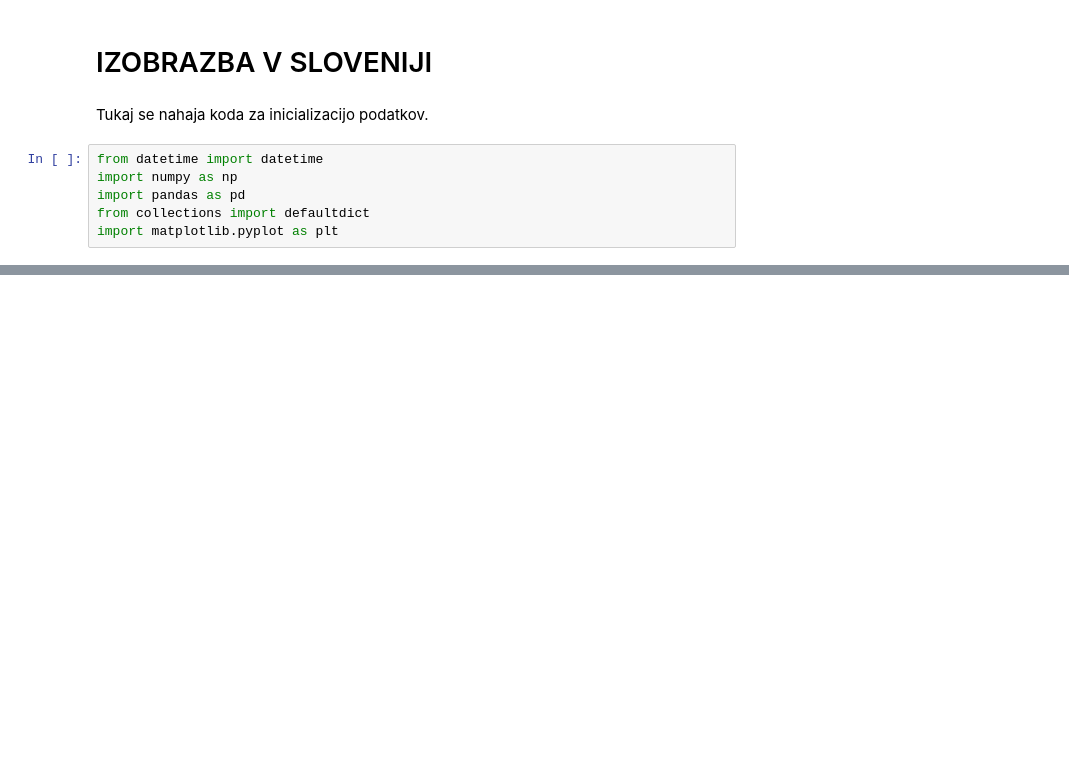
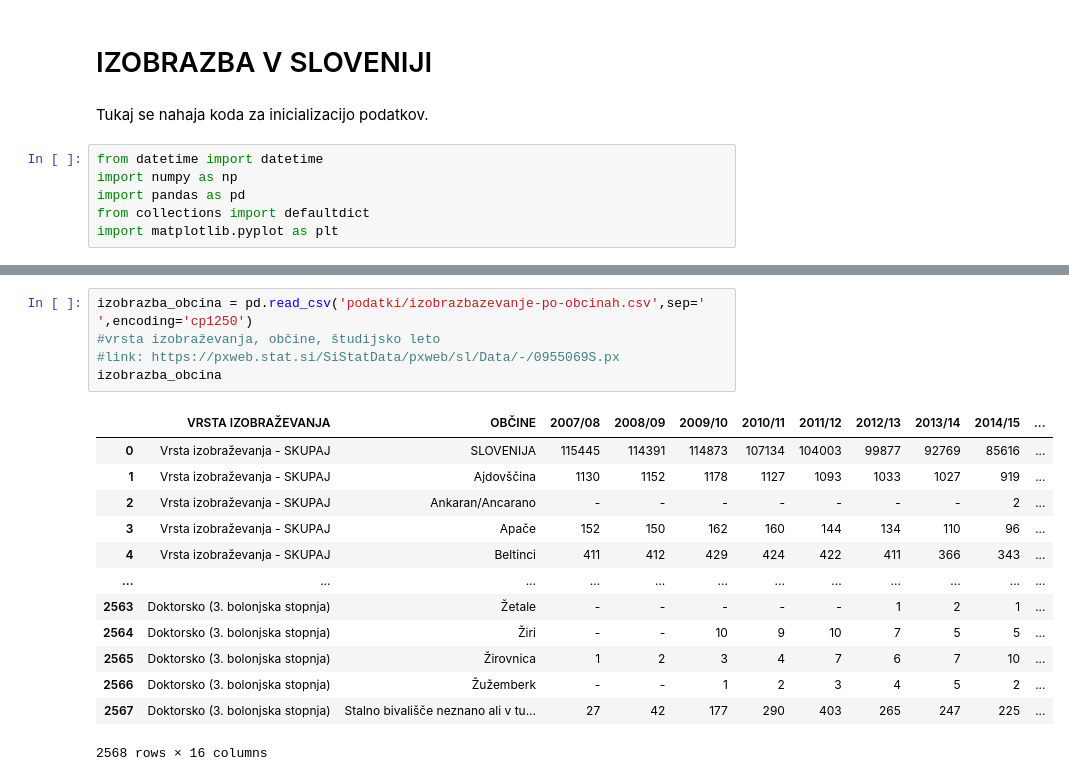
Before and after one commit to ShiftIsLost/PR-seminarska, a Jupyter notebook: IZOBRAZBA V SLOVENIJI.ipynb, the cells around one changed output, grey strips where cells are left out. Saved outputs shown, nothing was run; the diff lists cells and outputs as text; blank space fills up the shorter version.

```diff
--- a/IZOBRAZBA V SLOVENIJI.ipynb
+++ b/IZOBRAZBA V SLOVENIJI.ipynb
@@ -36,0 +68,19 @@ Vprasanje 1
+# %%
+izobrazba_obcina = pd.read_csv('podatki/izobrazbazevanje-po-obcinah.csv',sep=' ',encoding='cp1250')
+#vrsta izobraževanja, občine, študijsko leto
+#link: https://pxweb.stat.si/SiStatData/pxweb/sl/Data/-/0955069S.px
+izobrazba_obcina
+# %% [output]
+|  | VRSTA IZOBRAŽEVANJA | OBČINE | 2007/08 | 2008/09 | 2009/10 | 2010/11 | 2011/12 | 2012/13 | 2013/14 | 2014/15 | ... |
+| 0 | Vrsta izobraževanja - SKUPAJ | SLOVENIJA | 115445 | 114391 | 114873 | 107134 | 104003 | 99877 | 92769 | 85616 | ... |
+| 1 | Vrsta izobraževanja - SKUPAJ | Ajdovščina | 1130 | 1152 | 1178 | 1127 | 1093 | 1033 | 1027 | 919 | ... |
+| 2 | Vrsta izobraževanja - SKUPAJ | Ankaran/Ancarano | - | - | - | - | - | - | - | 2 | ... |
+| 3 | Vrsta izobraževanja - SKUPAJ | Apače | 152 | 150 | 162 | 160 | 144 | 134 | 110 | 96 | ... |
+| 4 | Vrsta izobraževanja - SKUPAJ | Beltinci | 411 | 412 | 429 | 424 | 422 | 411 | 366 | 343 | ... |
+| ... | ... | ... | ... | ... | ... | ... | ... | ... | ... | ... | ... |
+| 2563 | Doktorsko (3. bolonjska stopnja) | Žetale | - | - | - | - | - | 1 | 2 | 1 | ... |
+| 2564 | Doktorsko (3. bolonjska stopnja) | Žiri | - | - | 10 | 9 | 10 | 7 | 5 | 5 | ... |
+| 2565 | Doktorsko (3. bolonjska stopnja) | Žirovnica | 1 | 2 | 3 | 4 | 7 | 6 | 7 | 10 | ... |
+| 2566 | Doktorsko (3. bolonjska stopnja) | Žužemberk | - | - | 1 | 2 | 3 | 4 | 5 | 2 | ... |
+| 2567 | Doktorsko (3. bolonjska stopnja) | Stalno bivališče neznano ali v tu... | 27 | 42 | 177 | 290 | 403 | 265 | 247 | 225 | ... |
+2568 rows × 16 columns
```
Also changed, not shown: parts of 10 cells of this notebook, 4 other files.
